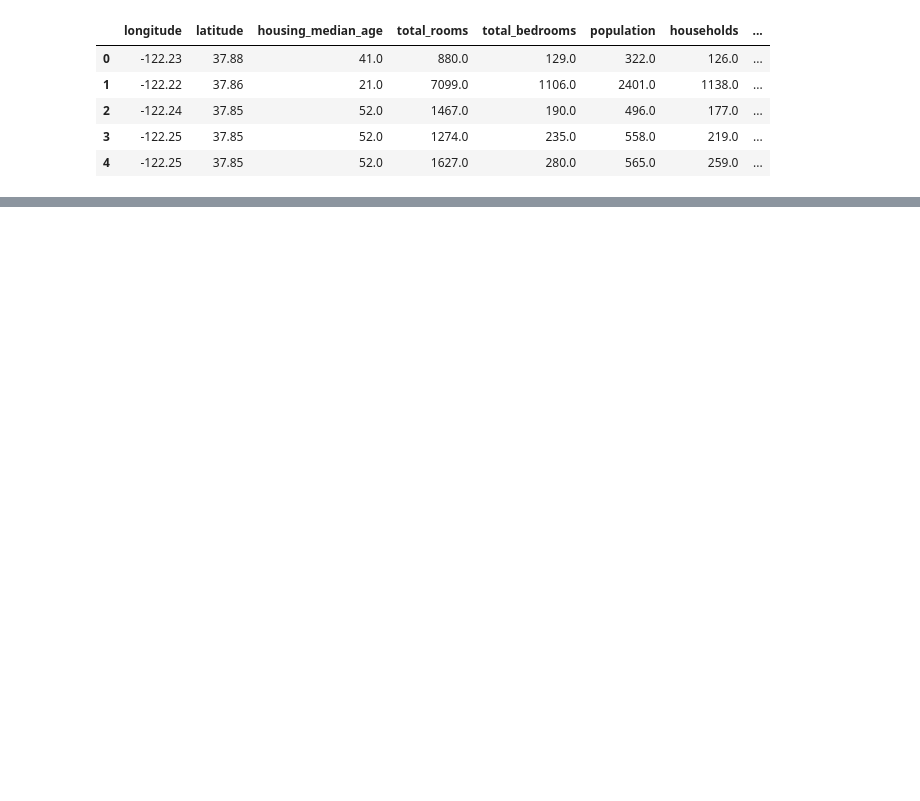
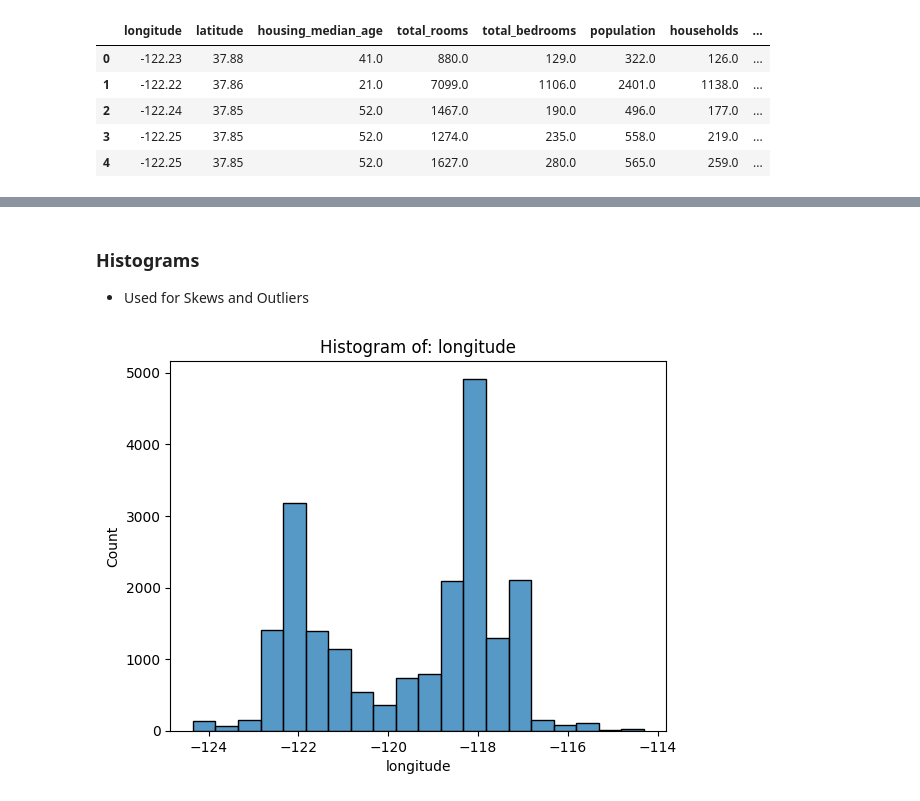
Before and after one commit to tevoshw/machine-learning, a Jupyter notebook: books/2. Data/2. Eda and Preprocessing/1.1 EdaPlots.ipynb, the cells around one changed output, grey strips where cells are left out. Saved outputs shown, nothing was run; the diff lists cells and outputs as text; code cells hidden in the pictures; blank space fills up the shorter version.

Commit message:
Add EDA PLOTS

```diff
--- a/books/2. Data/2. Eda and Preprocessing/1.1 EdaPlots.ipynb
+++ b/books/2. Data/2. Eda and Preprocessing/1.1 EdaPlots.ipynb
@@ -38,0 +14,2 @@ dataset.head()
+# %%
+numeric_features = dataset.drop('ocean_proximity', axis = 1)
@@ -38,0 +47,11 @@ dataset.head()
+# %% [markdown]
+### Histograms
+- Used for Skews and Outliers
+# %%
+for num_fet in numeric_features:
+    sns.histplot(dataset[num_fet], bins = 20)
+    plt.title(f'Histogram of: {num_fet}')
+    plt.show()
+    break
+# %% [output]
+[figure, added]
```
Also changed, not shown: parts of 31 cells of this notebook, 3 other files.
